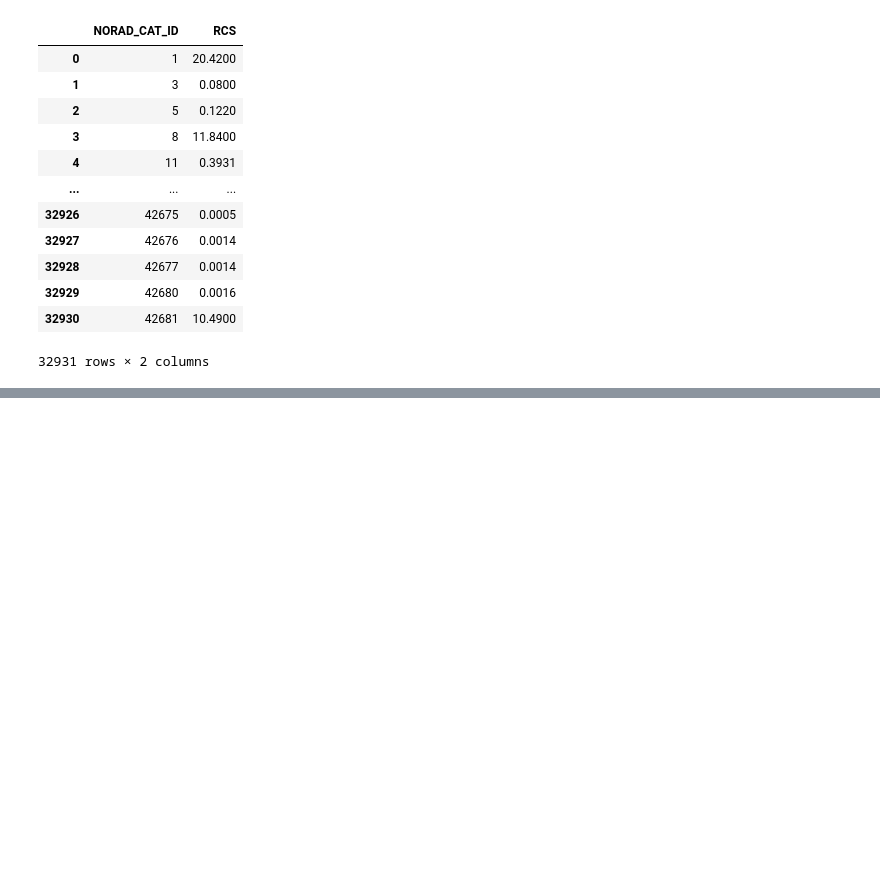
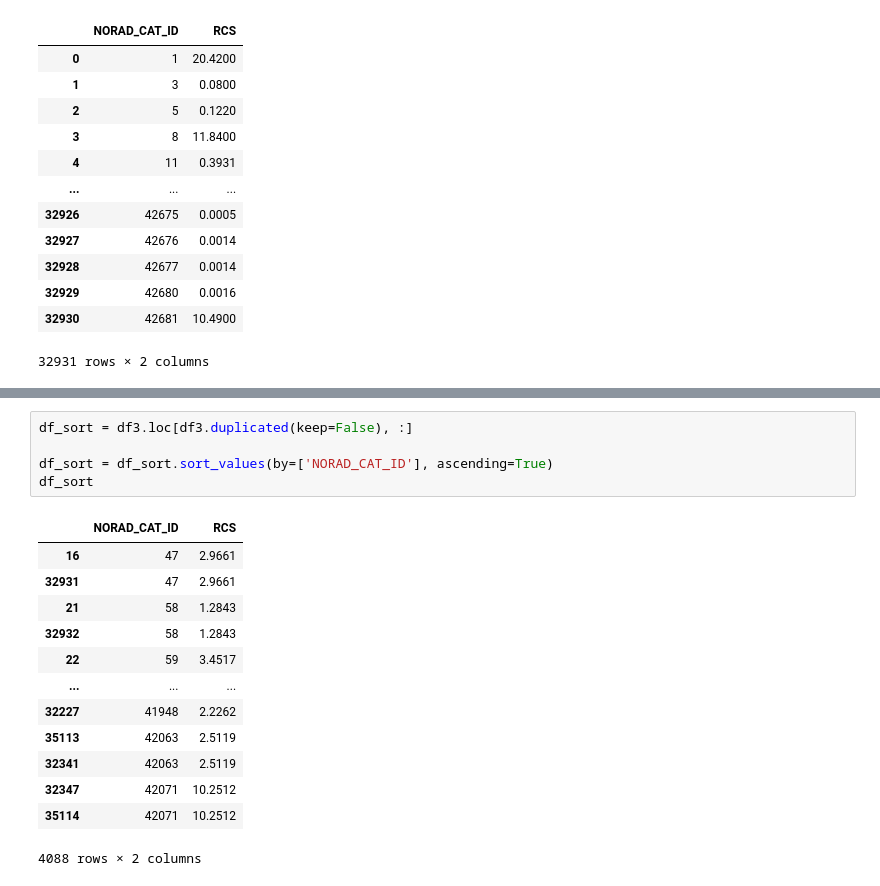
Before and after one commit to francisvalguedes/norad_rcs, a Jupyter notebook: norad_rcs.ipynb, the cells around one changed output, grey strips where cells are left out. Drawn from its saved outputs; the diff is of its cells as text; blank space fills up the shorter version.

```diff
--- a/norad_rcs.ipynb
+++ b/norad_rcs.ipynb
@@ -141,3 +151,22 @@ df3 = pd.concat([df1, df2], ignore_index=True)
+# %%
+df_sort = df3.loc[df3.duplicated(keep=False), :]
+
+df_sort = df_sort.sort_values(by=['NORAD_CAT_ID'], ascending=True)
+df_sort
+# %% [output]
+|  | NORAD_CAT_ID | RCS |
+| 16 | 47 | 2.9661 |
+| 32931 | 47 | 2.9661 |
+| 21 | 58 | 1.2843 |
+| 32932 | 58 | 1.2843 |
+| 22 | 59 | 3.4517 |
+| ... | ... | ... |
+| 32227 | 41948 | 2.2262 |
+| 35113 | 42063 | 2.5119 |
+| 32341 | 42063 | 2.5119 |
+| 32347 | 42071 | 10.2512 |
+| 35114 | 42071 | 10.2512 |
+4088 rows × 2 columns
 # %%
 df3 = df3.drop_duplicates('NORAD_CAT_ID', keep='last')
 df3.reset_index(drop=True, inplace=True)
```
Also changed, not shown: parts of 6 cells of this notebook, 4 other files.
